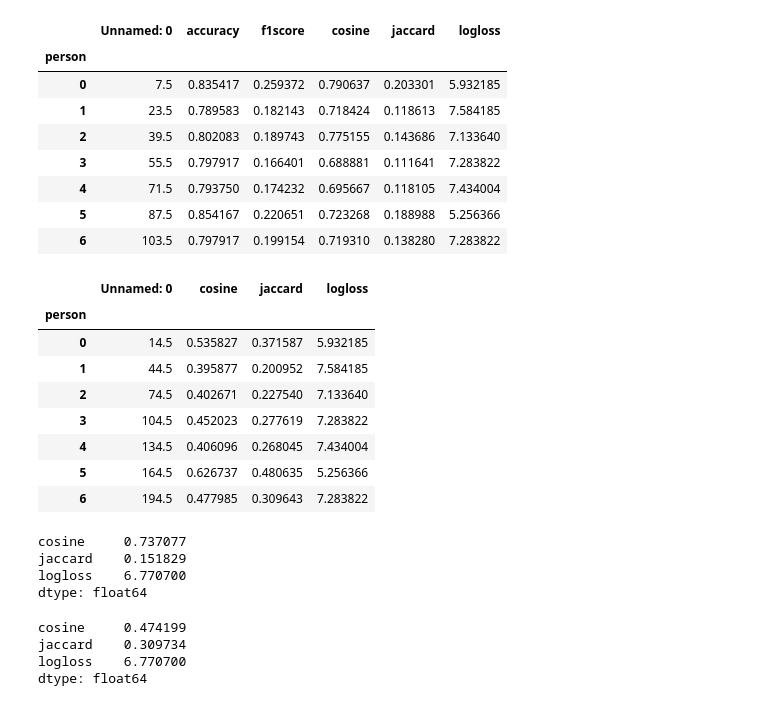
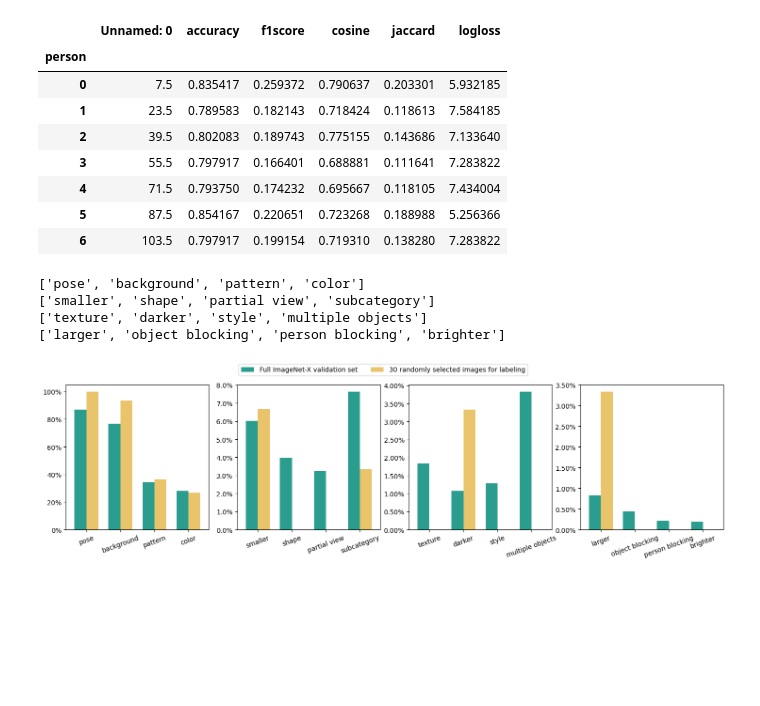
Before and after one commit to CarlAnSc/bachelor_project, a Jupyter notebook: Data_Analysis/GetValidationPics.ipynb, the cells around one changed output. Cells and saved outputs as stored; diff of their text form; code cells hidden in the pictures; blank space fills up the shorter version.

Commit message:
Plots for data analysis

```diff
--- a/Data_Analysis/GetValidationPics.ipynb
+++ b/Data_Analysis/GetValidationPics.ipynb
@@ -443,29 +443,36 @@ df1.groupby('person').mean()  #['Carl.csv', 'Mads.csv', 'Nicki.csv', 'Joachim.cs
 | 4 | 71.5 | 0.793750 | 0.174232 | 0.695667 | 0.118105 | 7.434004 |
 | 5 | 87.5 | 0.854167 | 0.220651 | 0.723268 | 0.188988 | 5.256366 |
 | 6 | 103.5 | 0.797917 | 0.199154 | 0.719310 | 0.138280 | 7.283822 |
-# %%
-df2.groupby('person').mean()
-# %% [output]
-|  | Unnamed: 0 | cosine | jaccard | logloss |
-| person |  |  |  |  |
-| 0 | 14.5 | 0.535827 | 0.371587 | 5.932185 |
-| 1 | 44.5 | 0.395877 | 0.200952 | 7.584185 |
-| 2 | 74.5 | 0.402671 | 0.227540 | 7.133640 |
-| 3 | 104.5 | 0.452023 | 0.277619 | 7.283822 |
-| 4 | 134.5 | 0.406096 | 0.268045 | 7.434004 |
-| 5 | 164.5 | 0.626737 | 0.480635 | 5.256366 |
-| 6 | 194.5 | 0.477985 | 0.309643 | 7.283822 |
-# %%
-df1.iloc[:,2:5].mean()
-# %% [output]
-cosine     0.737077
-jaccard    0.151829
-logloss    6.770700
-dtype: float64
-# %%
-df2.iloc[:,2:5].mean()
-# %% [output]
-cosine     0.474199
-jaccard    0.309734
-logloss    6.770700
-dtype: float64
+# %%
+import matplotlib.ticker as mtick
+
+all = pd.read_csv('val_imgs_df.csv')
+N = len(all)
+valimg = pd.read_csv('df_30img_samples.csv')
+
+#Inspired by plots.factor_distribution_comparison()
+dfAll = (all.iloc[:,1:17]*100/N).sum()
+dfSample = (valimg.iloc[:,1:17]*100/30).sum()
+dfko = pd.DataFrame.from_dict({'all': dfAll, 'sample': dfSample})
+
+colors = ["#264653", "#2a9d8f", "#e9c46a", "#f4a261", "#e76f51"]
+
+fig, axs = plt.subplots(1,4,figsize=(18, 4))
+
+cate =  [['pose', 'background', 'pattern', 'color'], [ 'smaller', 'shape', 'partial view', 'subcategory'], ['texture', 'darker', 'style', 'multiple objects'], ['larger', 'object blocking', 'person blocking', 'brighter'] ]
+for i,ax in enumerate(axs):
+    print(cate[i])
+    dfko.index = dfko.index.str.replace('_', ' ')
+    ax = dfko.loc[cate[i]].plot.bar(ax=ax,color=[colors[1],colors[2]],width=0.7,rot=20,legend=False)
+    ax.yaxis.set_major_formatter(mtick.PercentFormatter(), )
+
+fig.legend(['Full ImageNet-X validation set','30 randomly selected images for labeling'], loc=9, ncol = 2)
+
+#ax[0].yaxis.set_major_formatter(mtick.PercentFormatter())
+plt.show()
+# %% [output]
+['pose', 'background', 'pattern', 'color']
+['smaller', 'shape', 'partial view', 'subcategory']
+['texture', 'darker', 'style', 'multiple objects']
+['larger', 'object blocking', 'person blocking', 'brighter']
+[figure, added]
```
Also changed, not shown: 4 other files.
